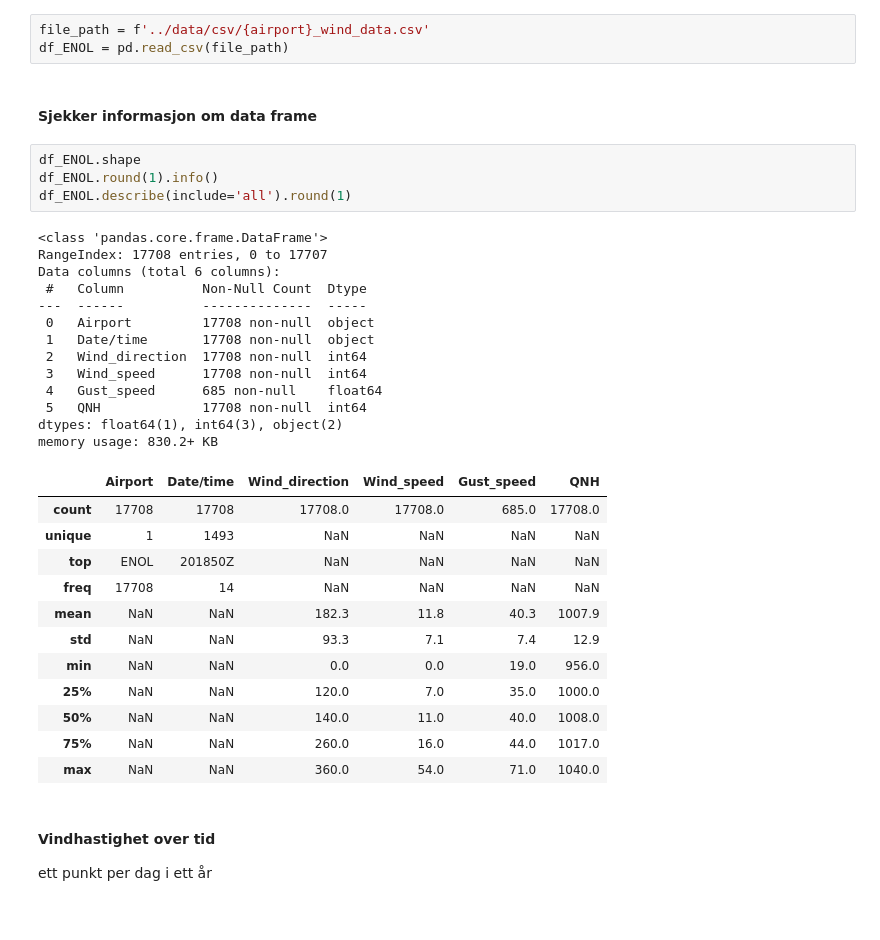
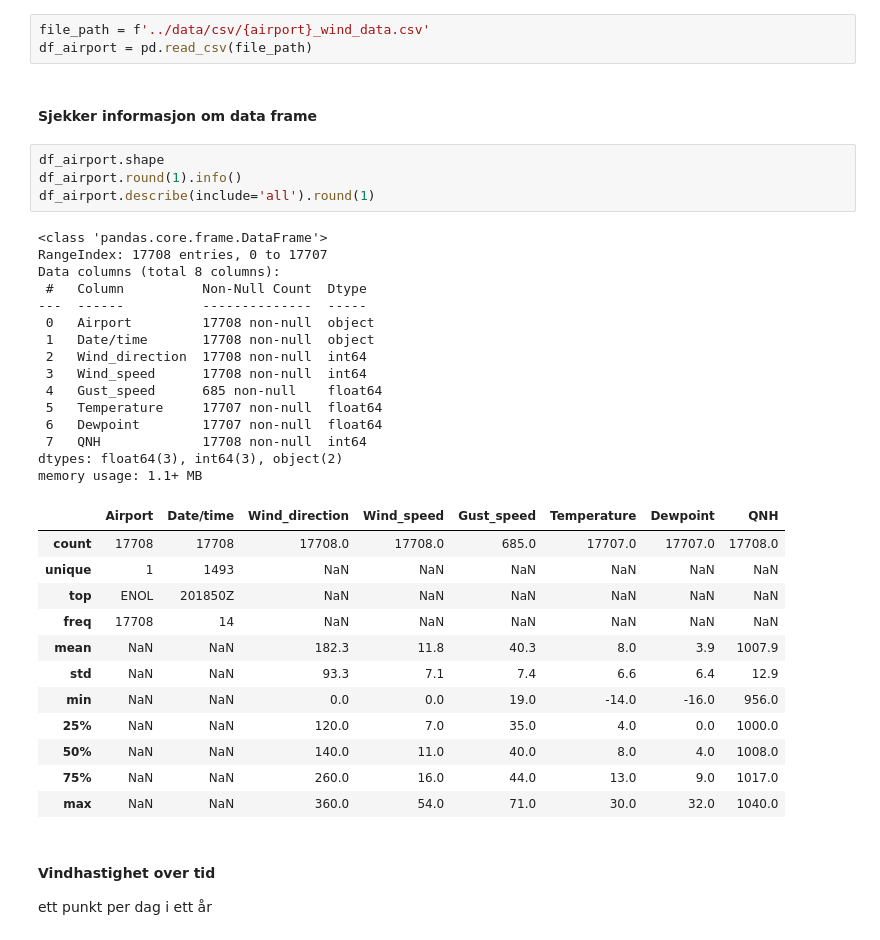
Before and after one commit to oaherrem/Prosjektgruppe55, a Jupyter notebook: notebooks/06_prediktiv_analyse.ipynb, the cells around one changed output. Cells and saved outputs as stored; diff of their text form.

```diff
--- a/notebooks/06_prediktiv_analyse.ipynb
+++ b/notebooks/06_prediktiv_analyse.ipynb
@@ -19,39 +18,41 @@ from sklearn.metrics import mean_squared_error, r2_score
 airport = "ENOL"
 # %%
 file_path = f'../data/csv/{airport}_wind_data.csv'
-df_ENOL = pd.read_csv(file_path)
+df_airport = pd.read_csv(file_path)
 # %% [markdown]
 #### Sjekker informasjon om data frame
 # %%
-df_ENOL.shape
-df_ENOL.round(1).info()
-df_ENOL.describe(include='all').round(1)
+df_airport.shape
+df_airport.round(1).info()
+df_airport.describe(include='all').round(1)
 # %% [output]
 <class 'pandas.core.frame.DataFrame'>
 RangeIndex: 17708 entries, 0 to 17707
-Data columns (total 6 columns):
+Data columns (total 8 columns):
  #   Column          Non-Null Count  Dtype
 ---  ------          --------------  -----
  0   Airport         17708 non-null  object
  1   Date/time       17708 non-null  object
  2   Wind_direction  17708 non-null  int64
  3   Wind_speed      17708 non-null  int64
  4   Gust_speed      685 non-null    float64
- 5   QNH             17708 non-null  int64
-dtypes: float64(1), int64(3), object(2)
-memory usage: 830.2+ KB
+ 5   Temperature     17707 non-null  float64
+ 6   Dewpoint        17707 non-null  float64
+ 7   QNH             17708 non-null  int64
+dtypes: float64(3), int64(3), object(2)
+memory usage: 1.1+ MB
-|  | Airport | Date/time | Wind_direction | Wind_speed | Gust_speed | QNH |
-| count | 17708 | 17708 | 17708.0 | 17708.0 | 685.0 | 17708.0 |
-| unique | 1 | 1493 | NaN | NaN | NaN | NaN |
-| top | ENOL | 201850Z | NaN | NaN | NaN | NaN |
-| freq | 17708 | 14 | NaN | NaN | NaN | NaN |
-| mean | NaN | NaN | 182.3 | 11.8 | 40.3 | 1007.9 |
-| std | NaN | NaN | 93.3 | 7.1 | 7.4 | 12.9 |
-| min | NaN | NaN | 0.0 | 0.0 | 19.0 | 956.0 |
-| 25% | NaN | NaN | 120.0 | 7.0 | 35.0 | 1000.0 |
-| 50% | NaN | NaN | 140.0 | 11.0 | 40.0 | 1008.0 |
-| 75% | NaN | NaN | 260.0 | 16.0 | 44.0 | 1017.0 |
-| max | NaN | NaN | 360.0 | 54.0 | 71.0 | 1040.0 |
+|  | Airport | Date/time | Wind_direction | Wind_speed | Gust_speed | Temperature | Dewpoint | QNH |
+| count | 17708 | 17708 | 17708.0 | 17708.0 | 685.0 | 17707.0 | 17707.0 | 17708.0 |
+| unique | 1 | 1493 | NaN | NaN | NaN | NaN | NaN | NaN |
+| top | ENOL | 201850Z | NaN | NaN | NaN | NaN | NaN | NaN |
+| freq | 17708 | 14 | NaN | NaN | NaN | NaN | NaN | NaN |
+| mean | NaN | NaN | 182.3 | 11.8 | 40.3 | 8.0 | 3.9 | 1007.9 |
+| std | NaN | NaN | 93.3 | 7.1 | 7.4 | 6.6 | 6.4 | 12.9 |
+| min | NaN | NaN | 0.0 | 0.0 | 19.0 | -14.0 | -16.0 | 956.0 |
+| 25% | NaN | NaN | 120.0 | 7.0 | 35.0 | 4.0 | 0.0 | 1000.0 |
+| 50% | NaN | NaN | 140.0 | 11.0 | 40.0 | 8.0 | 4.0 | 1008.0 |
+| 75% | NaN | NaN | 260.0 | 16.0 | 44.0 | 13.0 | 9.0 | 1017.0 |
+| max | NaN | NaN | 360.0 | 54.0 | 71.0 | 30.0 | 32.0 | 1040.0 |
 # %% [markdown]
 #### Vindhastighet over tid
 ett punkt per dag i ett år
```
Also changed, not shown: parts of 37 cells of this notebook, 1 other file.
